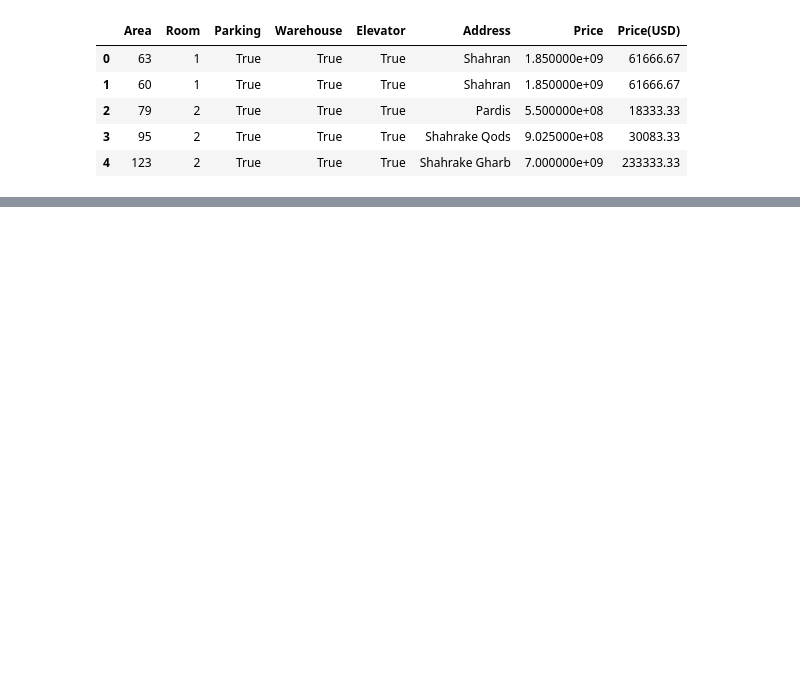
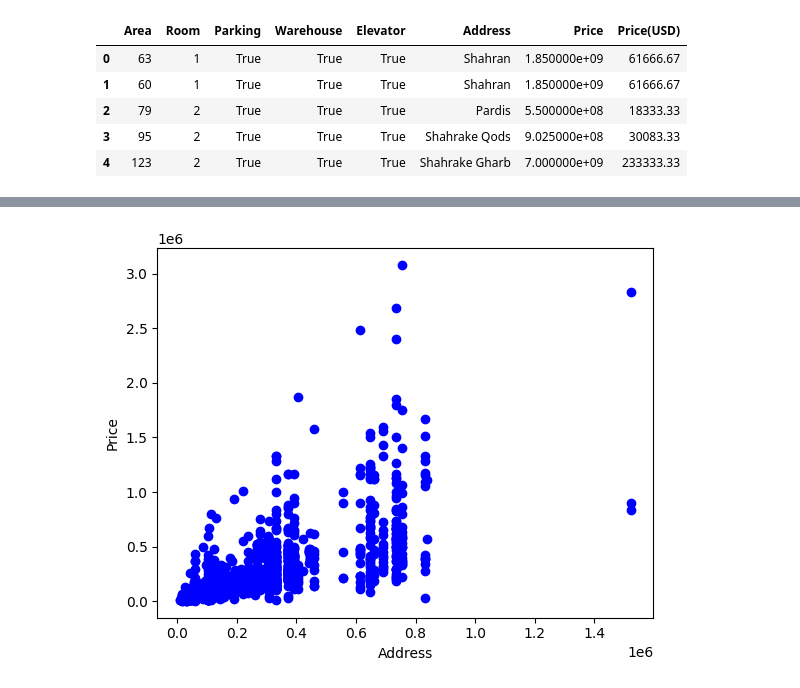
Before and after one commit to fahime9407/predict-housePrice, a Jupyter notebook: main.ipynb, the cells around one changed output, grey strips where cells are left out. Drawn from its saved outputs; the diff is of its cells as text; code cells hidden in the pictures; blank space fills up the shorter version.

```diff
--- a/main.ipynb
+++ b/main.ipynb
@@ -189,0 +81,7 @@ plt.show()
+# %%
+# convert boolean values to int64.
+cdf["Parking"] = cdf["Parking"].astype(int)
+cdf["Warehouse"] = cdf["Warehouse"].astype(int)
+cdf["Elevator"] = cdf["Elevator"].astype(int)
+
+cdf.info()
@@ -189,0 +122,7 @@ plt.show()
+# %%
+# split data to train and test.
+msk = np.random.rand(len(cdf)) < 0.8
+
+data_train, data_test = cdf[msk], cdf[~msk]
+
+data_train.shape, data_test.shape
@@ -189,0 +131,8 @@ plt.show()
+# %%
+# I used target encoding to encode "Address".
+data_train = data_train.copy() # because of warning message.
+mean_prices = data_train.groupby("Address")["Price(USD)"].mean()
+data_train["Address_Encoded"] = data_train["Address"].map(mean_prices)
+
+data_train.drop("Address", axis=1, inplace=True) # we dont need "Address" anymore.
+data_train.head()
@@ -189,0 +146,7 @@ plt.show()
+# %%
+plt.scatter(data_train["Address_Encoded"], data_train["Price(USD)"], color="blue")
+plt.xlabel("Address")
+plt.ylabel("Price")
+plt.show()
+# %% [output]
+[figure, added]
```
Also changed, not shown: parts of 38 cells of this notebook.
